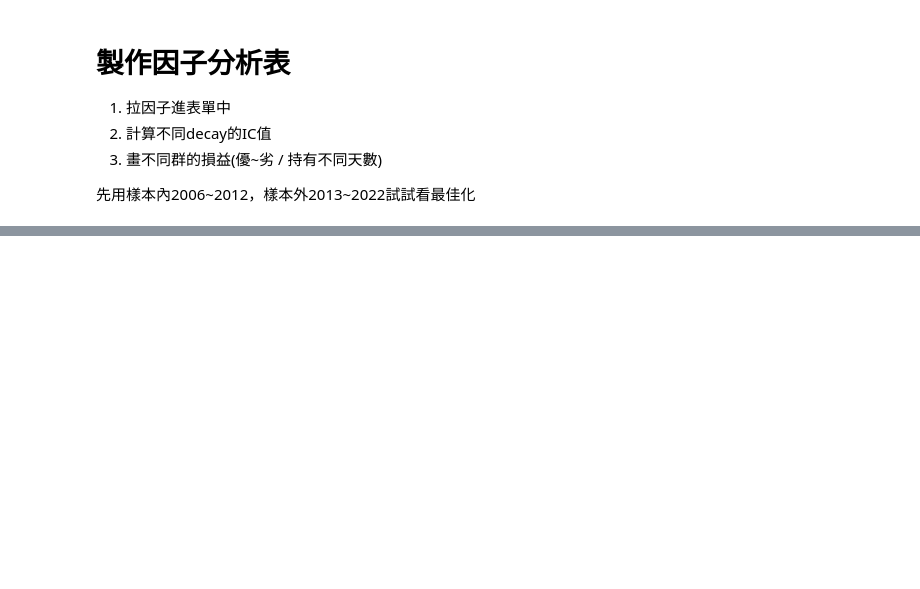
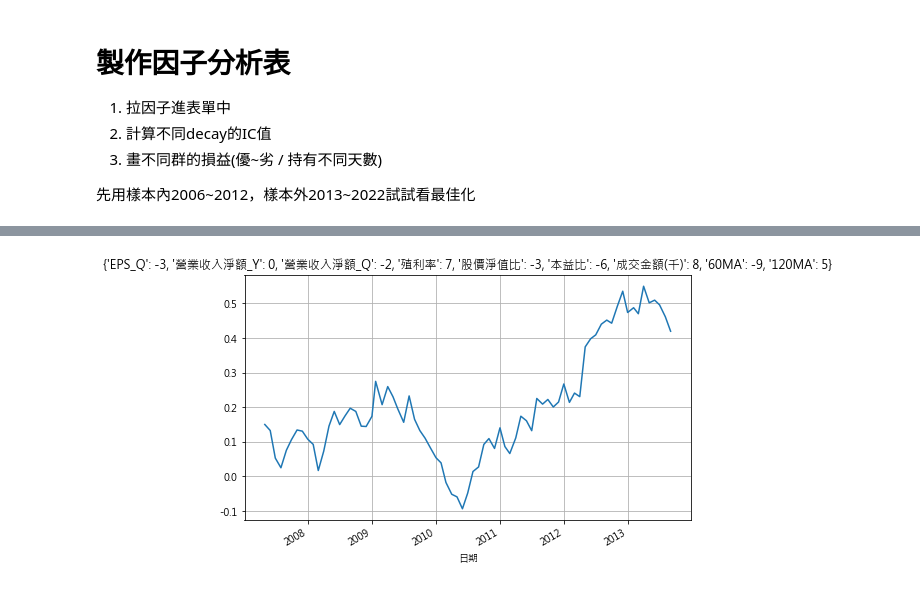
Before and after one commit to Chastely00/Chast, a Jupyter notebook: 製作因子分析表.ipynb, the cells around one changed output, grey strips where cells are left out. Saved outputs shown, nothing was run; the diff lists cells and outputs as text; code cells hidden in the pictures; blank space fills up the shorter version.

```diff
--- a/製作因子分析表.ipynb
+++ b/製作因子分析表.ipynb
@@ -187,0 +179,83 @@ ic_成交金額 = factor.get_ic(factor.get_norm_factor('成交金額(千)'))
+# %%
+start = datetime.datetime(2006, 1, 1)
+end = datetime.datetime(2013, 9, 30)
+factor = Factor(pymongo.MongoClient(), start=start, end=end, db_name='Fields')
+factor.get_data(['開盤價', '最高價', '最低價', '還原收盤價', 'EPS_Q'], store=True)
+
+factors = {
+    'EPS_Q': factor.create_to_daily(factor.get_norm_factor('EPS_Q', growth=True, growth_len=4)),
+    '營業收入淨額_Y': factor.create_to_daily(factor.get_norm_factor('營業收入淨額_Y', growth=True)),
+    '營業收入淨額_Q': factor.create_to_daily(factor.get_norm_factor('營業收入淨額_Q', growth=True, growth_len=4)),
+    '殖利率': factor.get_norm_factor('殖利率'),
+    '股價淨值比': factor.get_norm_factor('股價淨值比'),
+    '本益比': factor.get_norm_factor('本益比(近四季)'),
+    '成交金額(千)': factor.get_norm_factor('成交金額(千)'),
+    '60MA': factor.data['還原收盤價'] > factor.data['還原收盤價'].rolling(60).mean(),
+    '120MA': factor.data['還原收盤價'] > factor.data['還原收盤價'].rolling(120).mean()
+}
+# %%
+def t_stat(series):
+    return series.mean() * np.sqrt(len(series.dropna())) / series.std()
+
+print(datetime.datetime.now())
+best_ir = 0
+best_weights = dict()
+best_weights_list = list()
+t_list = list()
+group_names = [str(x) for x in range(1, 51)]
+close_m = factor.data['還原收盤價'].fillna(method='ffill').groupby(pd.Grouper(freq='1m')).tail(1)#.pct_change().shift(-1)
+for c in close_m.columns:
+    close_m.loc[:, c] = np.log(close_m.loc[:, c]) - np.log(close_m.loc[:, c].shift(1))
+close_m = close_m.shift(-1)
+for _ in range(1000):
+    weights = {
+        'EPS_Q': np.random.randint(-5, 10),
+        '營業收入淨額_Y': np.random.randint(-5, 10),
+        '營業收入淨額_Q': np.random.randint(-5, 10),
+        '殖利率': np.random.randint(-5, 10),
+        '股價淨值比': np.random.randint(-10, 5),
+        '本益比': np.random.randint(-10, 5),
+        '成交金額(千)': np.random.randint(-10, 10),
+        '60MA':  np.random.randint(-10, 10),
+        '120MA':  np.random.randint(-10, 10)
+    }
+
+    multifactor = dict()
+    for k in factors.keys():
+        multifactor[k] = factors[k] * weights[k]
+    multifactor_m = sum(multifactor.values()).groupby(pd.Grouper(freq='1m')).tail(1)
+    ic_multifactor = factor.get_ic(multifactor_m, pct_len=1, decay=1)
+    ir = ic_multifactor.mean() / ic_multifactor.std()
+
+    if ir > best_ir:
+        best_ir = ir
+        best_weights = weights
+        best_weights_list.append(weights)
+        print('均數: {:.2f}'.format(ic_multifactor.mean()))
+        print('方差: {:.2f}'.format(ic_multifactor.std()))
+        print('Best IR: {:.2f}'.format(best_ir))
+        print(best_weights)
+        # 分群計算
+        #group_names = ['first quantile', 'second quantile', 'third quantile', 'fourth quantile', 'fifth quantile']
+        #group_names = ['1', '2', '3', '4', '5', '6', '7', '8', '9', '10', '11', '12' ,'13', '14', '15']
+        multifactor_m = pd.DataFrame(sum(multifactor.values())).fillna(method='ffill').groupby(pd.Grouper(freq='1m')).tail(1)
+        df_group_results = pd.DataFrame(index=multifactor_m.index, columns=group_names)
+        for idx, row in multifactor_m.iterrows():
+            # 如果都收盤買賣，不會滑價 每次進出場就是0.001425+0.001425+0.003
+            se = pd.Series(close_m.loc[idx, :] - 0.00550, name=idx)
+            if len(row.dropna()) >= 5:
+                df_group_results.loc[idx, :] = se.groupby(pd.qcut(row, 50, labels=group_names)).mean()
+        # 買第五群(最高分) 賣第一群(最低分)
+        pf = (df_group_results['50'] - df_group_results['1'])
+        pf.cumsum().plot(figsize=(8, 5), grid=True, title=str(best_weights))
+        t_ratio = t_stat(pf)
+        t_list.append(t_ratio)
+        sharpe_ratio = pf.mean() / pf.std()
+        sharpe_ratio_cum = pf.cumsum().mean() / pf.cumsum().std()
+        print('T {:.2f}'.format(t_ratio), 'SR: {:.2f}'.format(sharpe_ratio), 'SR.cum: {:.2f}'.format(sharpe_ratio_cum))
+        plt.show()
+        #df_group_results.cumsum().plot(figsize=(16, 9), grid=True)
+print(datetime.datetime.now())
+print(best_ir)
+print(best_weights)
+# %% [output]
@@ -187,0 +268 @@ ic_成交金額 = factor.get_ic(factor.get_norm_factor('成交金額(千)'))
+[figure, added]
```
Also changed, not shown: parts of 16 cells of this notebook, 4 other files.
